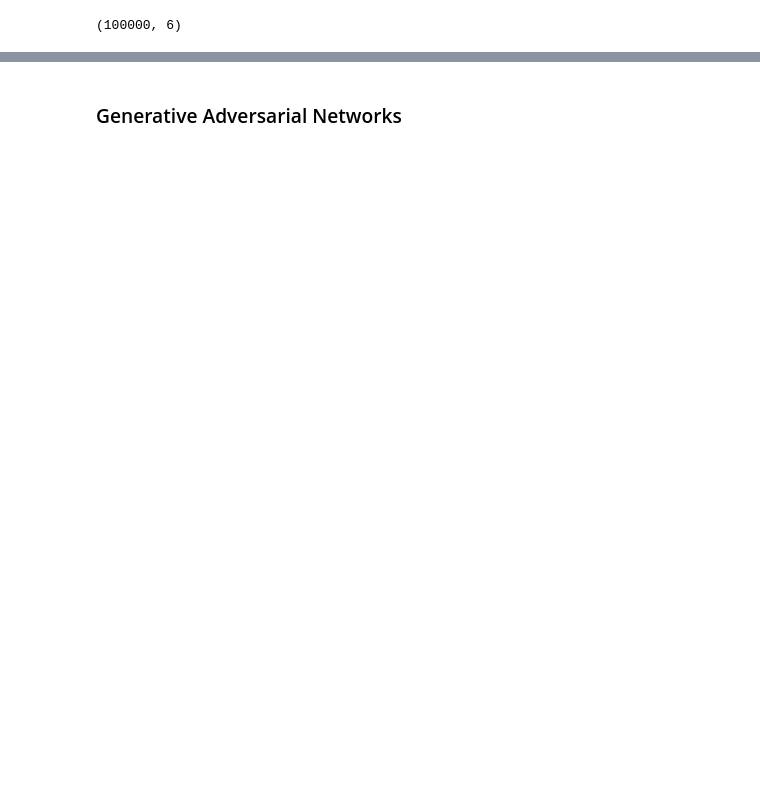
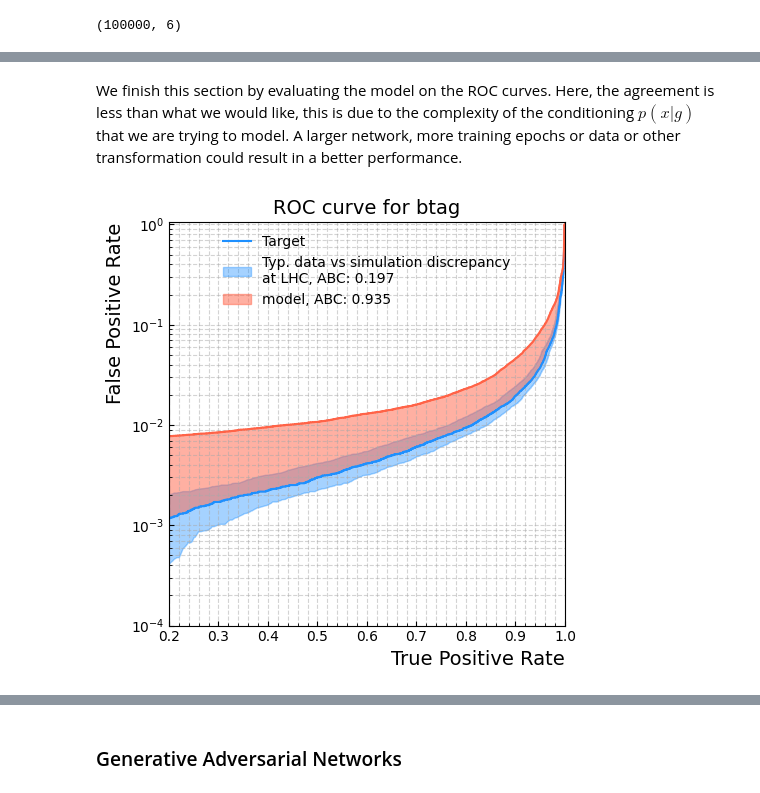
Before and after one commit to francesco-vaselli/iCSC-exercise, a Jupyter notebook: exercise.ipynb, the cells around one changed output, grey strips where cells are left out. Cells and saved outputs as stored; diff of their text form; code cells hidden in the pictures; blank space fills up the shorter version.

```diff
--- a/exercise.ipynb
+++ b/exercise.ipynb
@@ -365 +456,7 @@ make_corner(reco_val_phys, samples, reco_features, "comp")
+# %% [markdown]
+We finish this section by evaluating the model on the ROC curves. Here, the agreement is less than what we would like, this is due to the complexity of the conditioning $p(x|g)$ that we are trying to model. A larger network, more training epochs or data or other transformation could result in a better performance.
+# %%
+btag = roc_curve_figure(reco_val, gen_val, model=samples, mode='btag')
+# %% [output]
+[figure, added]
 # %%
```
Also changed, not shown: parts of 42 cells of this notebook, 4 other files.
